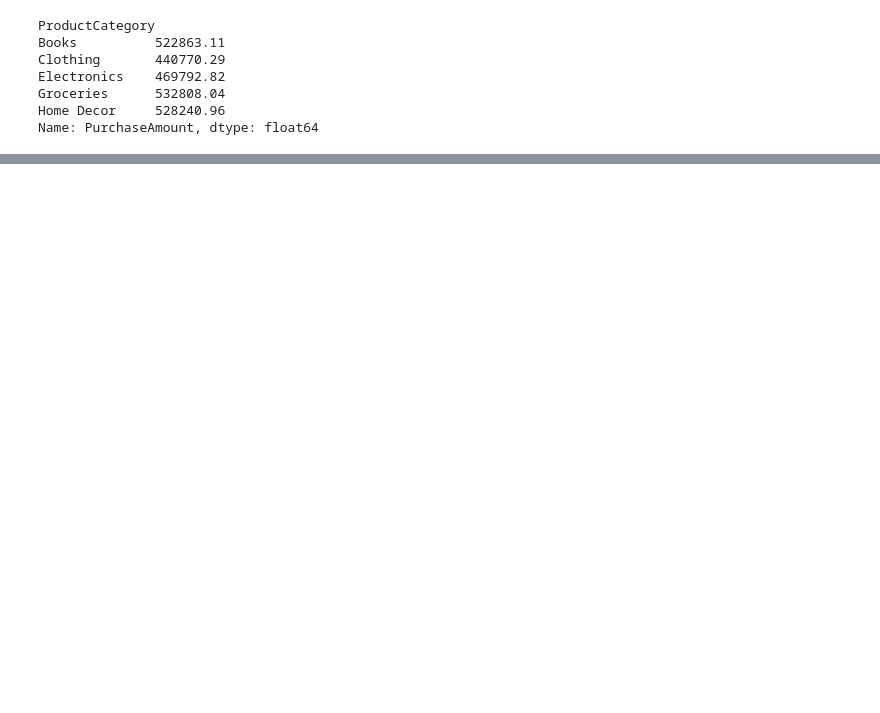
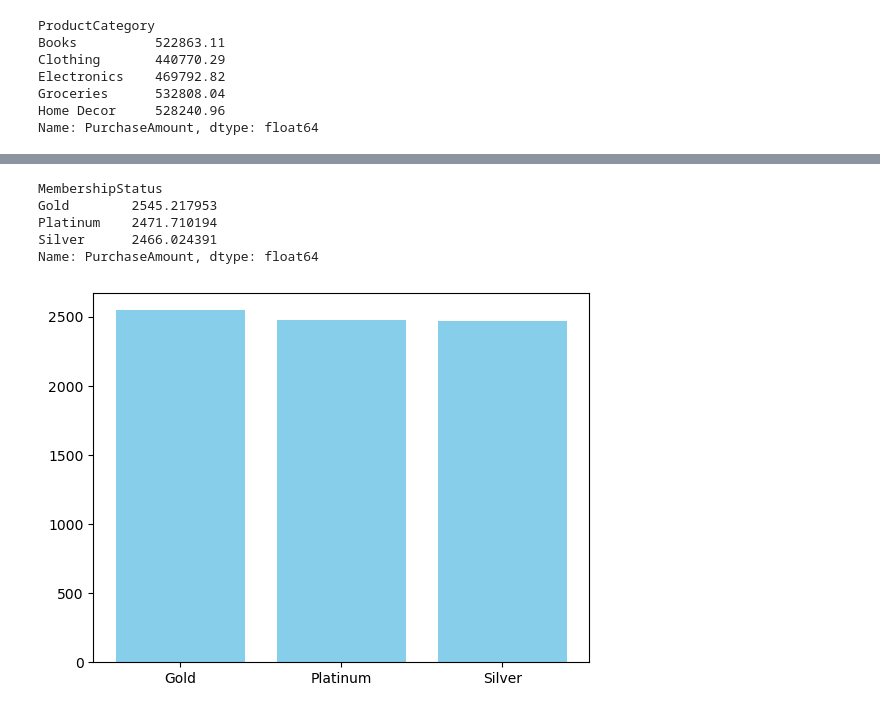
Before and after one commit to AyushPandey021/Capstone-Projects, a Jupyter notebook: Costomer-data/index.ipynb, the cells around one changed output, grey strips where cells are left out. Saved outputs shown, nothing was run; the diff lists cells and outputs as text; code cells hidden in the pictures; blank space fills up the shorter version.

```diff
--- a/Costomer-data/index.ipynb
+++ b/Costomer-data/index.ipynb
@@ -187,0 +164,16 @@ Recommend 1 strategy to increase revenue.
+# %%
+# Which membership group has the highest average spending?
+
+avg_spending = df.groupby('MembershipStatus')['PurchaseAmount'].mean().sort_values(ascending=False)
+
+print(avg_spending)
+# Are there spending differences between Gold, Silver, and Platinum members?
+bars = plt.bar(avg_spending.index, avg_spending.values, color='skyblue')
+plt.show()
+# %% [output]
+MembershipStatus
+Gold        2545.217953
+Platinum    2471.710194
+Silver      2466.024391
+Name: PurchaseAmount, dtype: float64
+[figure, added]
```
Also changed, not shown: parts of 6 cells of this notebook.
